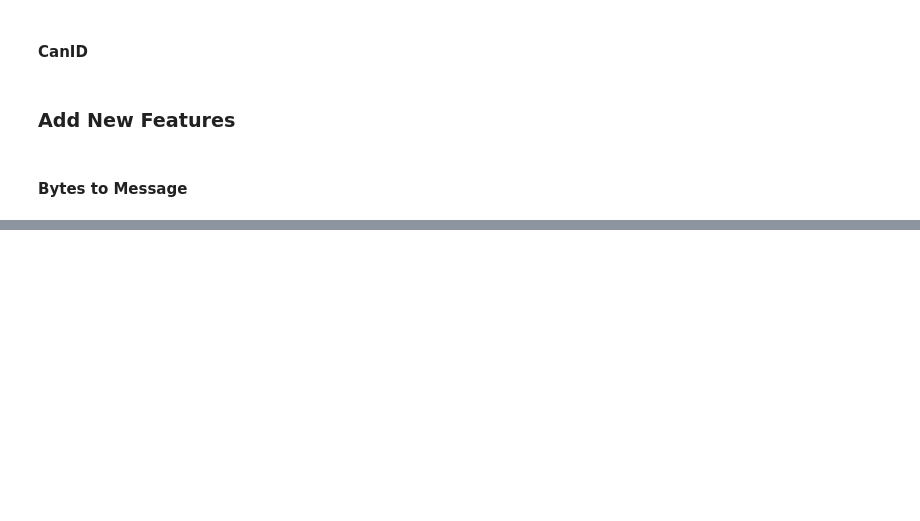
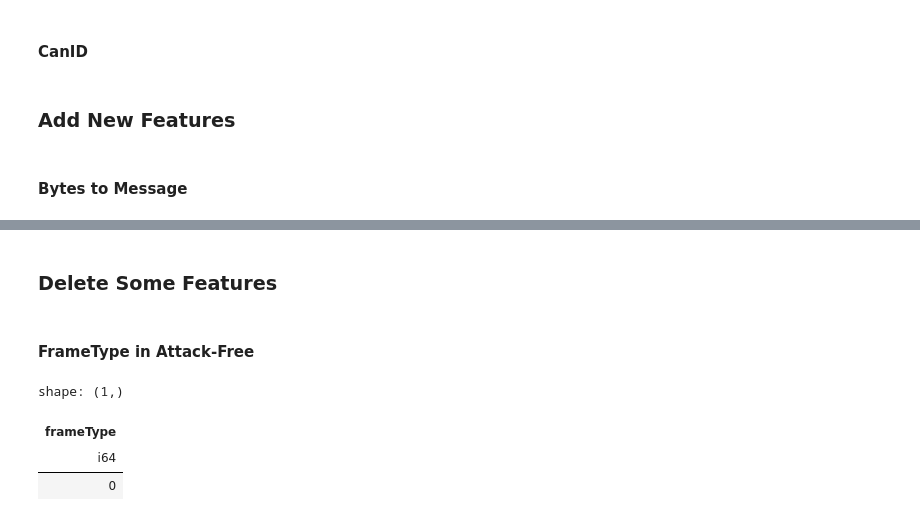
Before and after one commit to FatimeNazliAs/Intrusion-Detection-Systems-using-ML, a Jupyter notebook: notebooks/manipulation.ipynb, the cells around one changed output, grey strips where cells are left out. Saved outputs shown, nothing was run; the diff lists cells and outputs as text; code cells hidden in the pictures; blank space fills up the shorter version.

```diff
--- a/notebooks/manipulation.ipynb
+++ b/notebooks/manipulation.ipynb
@@ -240,0 +255,11 @@ dos_df, fuzzy_df, attack_free_df = combined_dfs
+# %% [markdown]
+### Delete Some Features
+# %% [markdown]
+#### FrameType in Attack-Free
+# %%
+attack_free_df["frameType"].unique()
+# %% [output]
+shape: (1,)
+| frameType |
+| i64 |
+| 0 |
```
Also changed, not shown: parts of 19 cells of this notebook, 1 other file.
